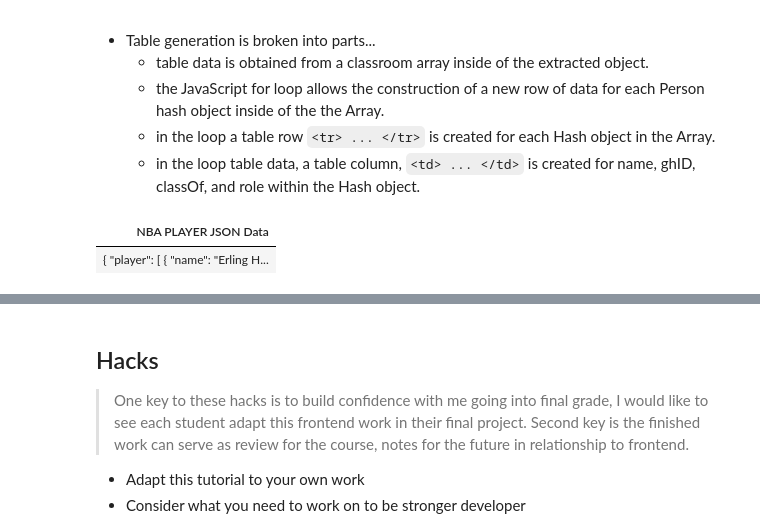
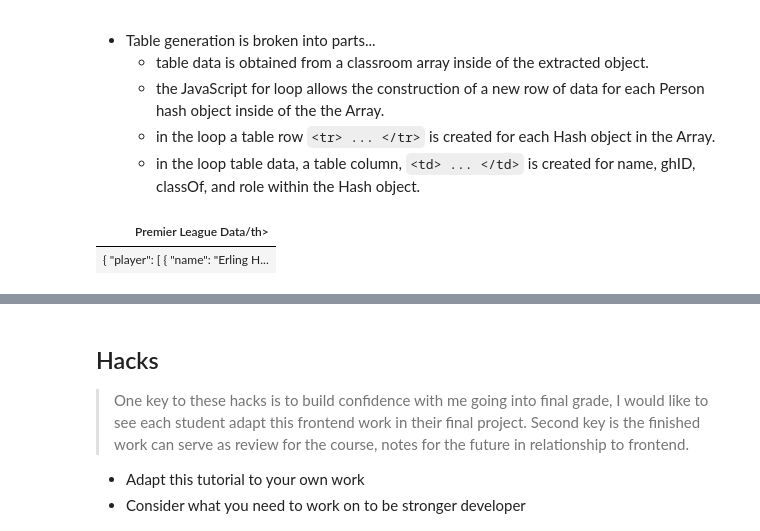
Before and after one commit to vardaansinha/devops, a Jupyter notebook: _notebooks/2022-09-19-PBL-javascript_tutorial.ipynb, the cells around one changed output, grey strips where cells are left out. Cells and saved outputs as stored; diff of their text form; code cells hidden in the pictures.

```diff
--- a/_notebooks/2022-09-19-PBL-javascript_tutorial.ipynb
+++ b/_notebooks/2022-09-19-PBL-javascript_tutorial.ipynb
@@ -307,18 +307,21 @@ Many key elements are shown again.  New elements include...
 - Building a Classroom, this show <mark>forEach iteration</mark> through an array and <mark>.push adding</mark> to an array.  These are key concepts in all programming languages.
 # %%
 %%js
+// Setting the class Premier with constructors
 class Premier {
-  constructor(name, team, ranking) {
+  constructor(name, team, ranking, goals) {
     this.name = name;
     this.team = team;
-    this.rankig = ranking;
+    this.ranking = ranking;
+    this.goals = goals;
   }
-
+// Setting up the getJSON method with the const jsonString
   getJSON() {
     const jsonString = {
       name: this.name,
       team: this.team,
       ranking: this.ranking,
+      goals: this.goals,
 
     };
     const jsonObj = JSON.stringify(jsonString);
@@ -335,13 +338,15 @@ const Playerdata = {
   name: "Erling Haaland",
   team: "Manchester City",
   ranking: 1,
+  goals: 38,
 };
 
 
 const js = new Premier(
   Playerdata.name,
   Playerdata.team,
-  Playerdata.ranking
+  Playerdata.ranking,
+  Playerdata.goals
 );
 
 js.logIt();
@@ -369,36 +374,36 @@ This code extracts JSON text from HTML, that was placed in DOM in an earlier Jav
 
     <body>
         <table id="jsonTable">
             <thead>
                 <tr>
-                    <th>NBA PLAYER JSON Data</th>
+                    <th>Premier League Data/th>
                 </tr>
             </thead>
             <tbody>
                 <tr>
                     <td id="jsonText">{
                         "player": [
                           {
                             "name": "Erling Haaland",
-                            "team": "Los Angeles Lakers",
+                            "team": "Manchester City",
                             "ranking": 1,
                           },
                           {
                             "name": "Harry Kane",
                             "team": "Tottenham",
                             "ranking": 4,
                           },
                         ]
                       }
                       </td>
                 </tr>
             </tbody>
         </table>
 
     </body>
 </html>
 # %% [output]
-| NBA PLAYER JSON Data |
+| Premier League Data/th> |
 | { "player": [ { "name": "Erling H... |
 # %%
 %%html
```
Also changed, not shown: parts of 1 cell of this notebook, 1 other file.
